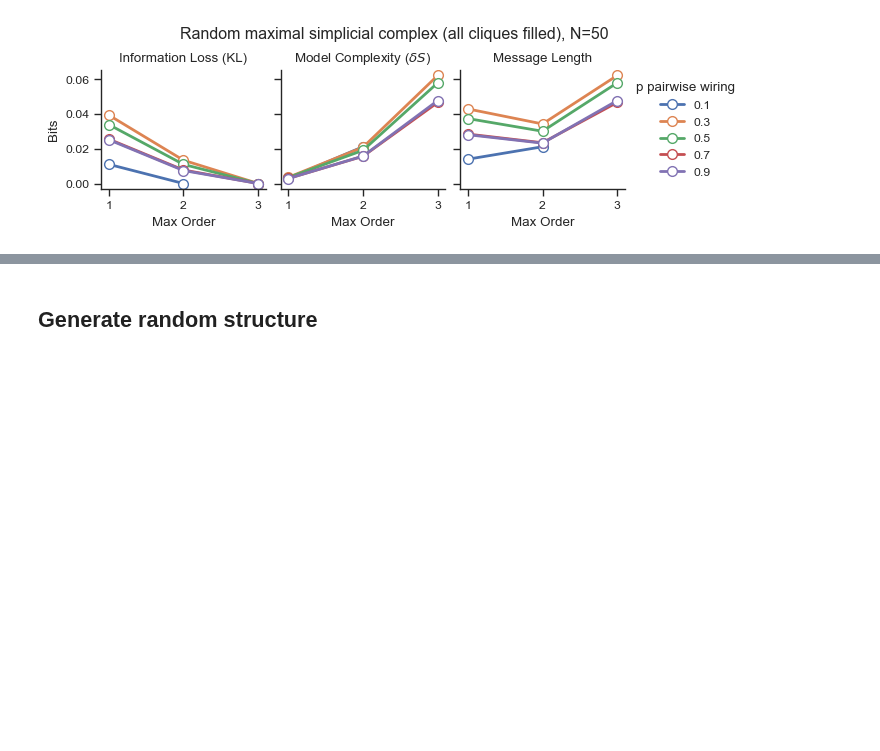
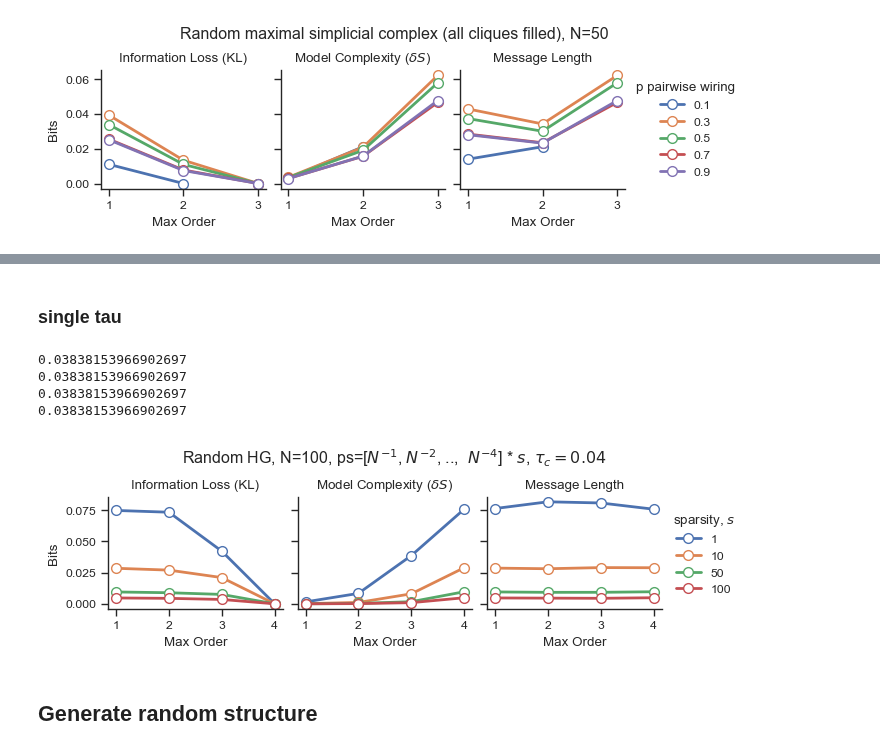
Before and after one commit to maximelucas/hypergraph_reducibility, a Jupyter notebook: notebooks/figure_1_single_tau-synthetic-tests.ipynb, the cells around one changed output, grey strips where cells are left out. Drawn from its saved outputs; the diff is of its cells as text; code cells hidden in the pictures; blank space fills up the shorter version.

```diff
--- a/notebooks/figure_1_single_tau-synthetic-tests.ipynb
+++ b/notebooks/figure_1_single_tau-synthetic-tests.ipynb
@@ -187,3 +249,40 @@ fig_name = f"message_length_complete_hypergraph_N{N}" #lambda2_HG_SC_N_{N}_ps_{p
+# %% [markdown]
+### single tau
+# %%
+info_losses = []
+complexities = []
+orders_arr = []
+message_lengths = []
+
+for H0 in Hs:
+
+    orders = np.array(xgi.unique_edge_sizes(Hs[0])) - 1
+    tau_c = np.mean([find_charact_tau(H0, orders, weights, rescale_per_node=False) for H0 in Hs])
+    print(tau_c)
+    Ds_H, lZs_H, orders = compute_information(H0, tau_c, rescale_per_node=rescale)
+
+    info_losses.append(Ds_H)
+    complexities.append(lZs_H)
+    orders_arr.append(orders)
+    message_lengths.append(Ds_H + lZs_H)
+
+labels = [f"{i}" for i in sparsity_scales]
+# %% [output]
+0.03838153966902697
+0.03838153966902697
+0.03838153966902697
+0.03838153966902697
+# %%
+fig, axs = plot_3panels(info_losses, complexities, orders_arr, labels, legend_title="sparsity, $s$")
+
+fig.suptitle(rf"Random HG, N={N}, ps=[$N^{{-1}}$, $N^{{-2}}$, ..,  $N^{{-4}}$] * $s$, $\tau_c = {tau_c:.2f}$")
+
+fig_name = f"message_length_RHG_N{N}_pwiring_{sparsity_scales}_single_tau"
+plt.savefig(f"{out_dir}{fig_name}.png", dpi=250, bbox_inches="tight")
+
+plt.show()
+# %% [output]
+[figure, added]
 # %% [markdown]
 ## Generate random structure
 # %%
```
Also changed, not shown: parts of 10 cells of this notebook, 2 other files.
